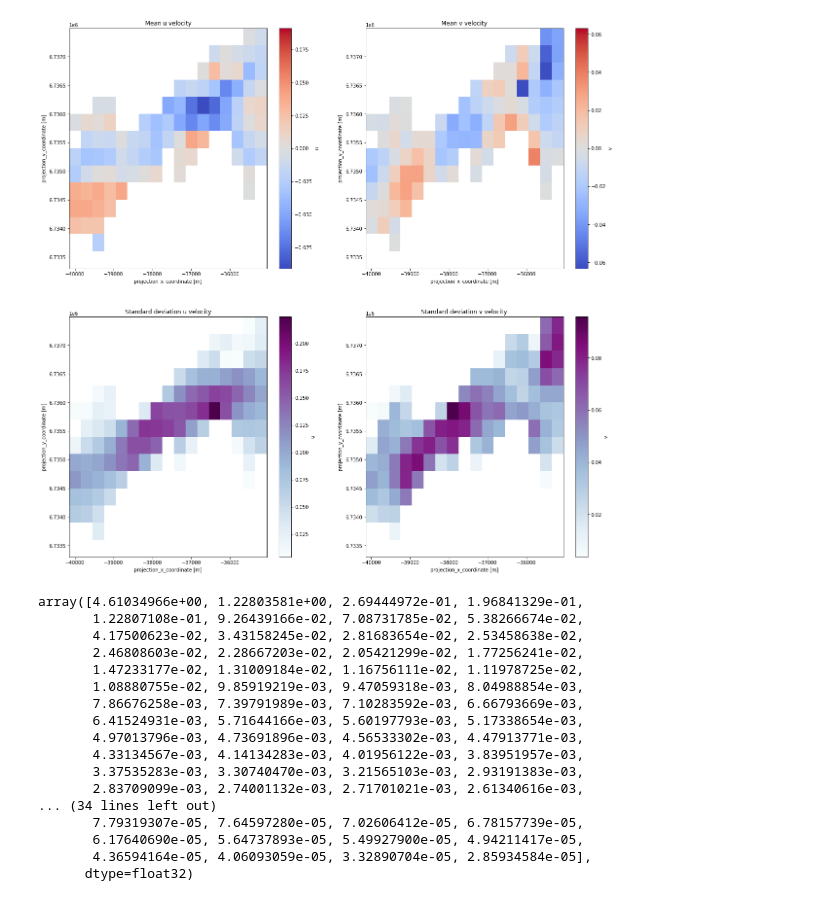
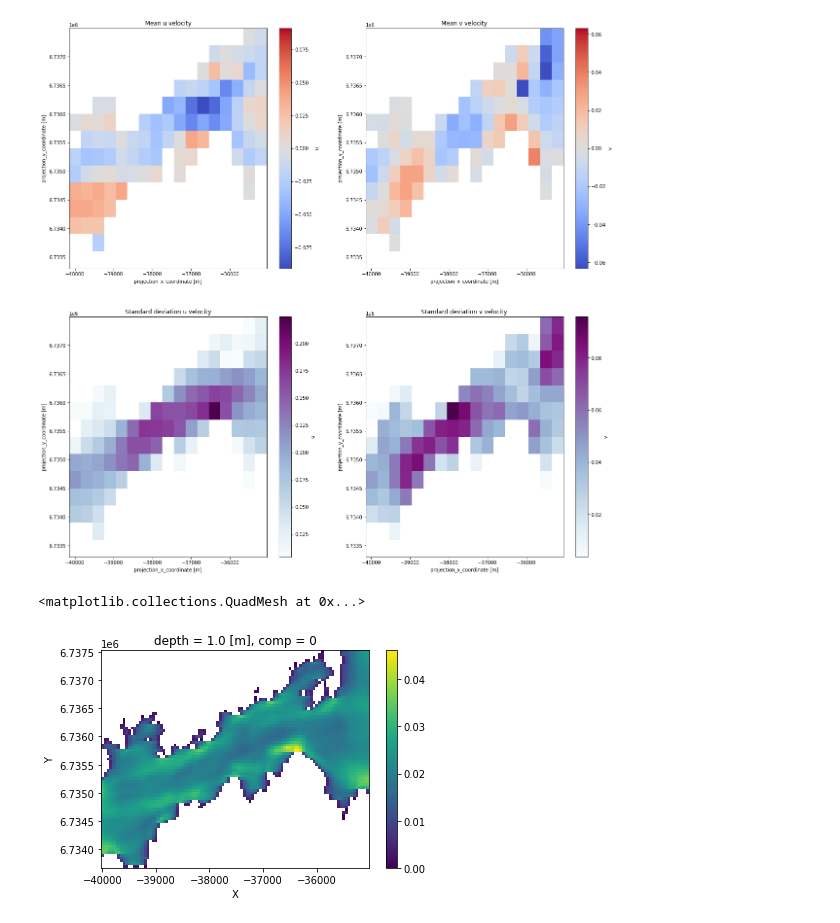
Before and after one commit to galendal/FACTS, a Jupyter notebook: MCA.ipynb, the cells around one changed output. Cells and saved outputs as stored; diff of their text form; code cells hidden in the pictures.

```diff
--- a/MCA.ipynb
+++ b/MCA.ipynb
@@ -119,23 +244,19 @@ LRnorm=norm_vel(LRvel)
 C=(1/1500)*HRnorm.data.T@LRnorm.data
 # %%
 U,L,Vt = np.linalg.svd(C)
+V=Vt.T
+
+U=U[:,0:10]
+V=V[:,0:10]
+L=L[0:10]
-# %%
-L
-# %% [output]
-array([4.61034966e+00, 1.22803581e+00, 2.69444972e-01, 1.96841329e-01,
-       1.22807108e-01, 9.26439166e-02, 7.08731785e-02, 5.38266674e-02,
-       4.17500623e-02, 3.43158245e-02, 2.81683654e-02, 2.53458638e-02,
-       2.46808603e-02, 2.28667203e-02, 2.05421299e-02, 1.77256241e-02,
-       1.47233177e-02, 1.31009184e-02, 1.16756111e-02, 1.11978725e-02,
-       1.08880755e-02, 9.85919219e-03, 9.47059318e-03, 8.04988854e-03,
-       7.86676258e-03, 7.39791989e-03, 7.10283592e-03, 6.66793669e-03,
-       6.41524931e-03, 5.71644166e-03, 5.60197793e-03, 5.17338654e-03,
-       4.97013796e-03, 4.73691896e-03, 4.56533302e-03, 4.47913771e-03,
-       4.33134567e-03, 4.14134283e-03, 4.01956122e-03, 3.83951957e-03,
-       3.37535283e-03, 3.30740470e-03, 3.21565103e-03, 2.93191383e-03,
-       2.83709099e-03, 2.74001132e-03, 2.71701021e-03, 2.61340616e-03,
-... (34 lines left out)
-       7.79319307e-05, 7.64597280e-05, 7.02606412e-05, 6.78157739e-05,
-       6.17640690e-05, 5.64737893e-05, 5.49927900e-05, 4.94211417e-05,
-       4.36594164e-05, 4.06093059e-05, 3.32890704e-05, 2.85934584e-05],
-      dtype=float32)
+# %%
+A=HRnorm.data@U
+B=LRnorm.data@V
+# %%
+uf=xr.DataArray(A@U.T,coords=HRnorm.coords)
+vf=xr.DataArray(B@V.T,coords=LRnorm.coords)
+# %%
+(uf-HRnorm).std(dim='time').unstack('z').isel(comp=0).plot()
+# %% [output]
+<matplotlib.collections.QuadMesh at 0x...>
+[figure, added]
```
Also changed, not shown: parts of 15 cells of this notebook.
